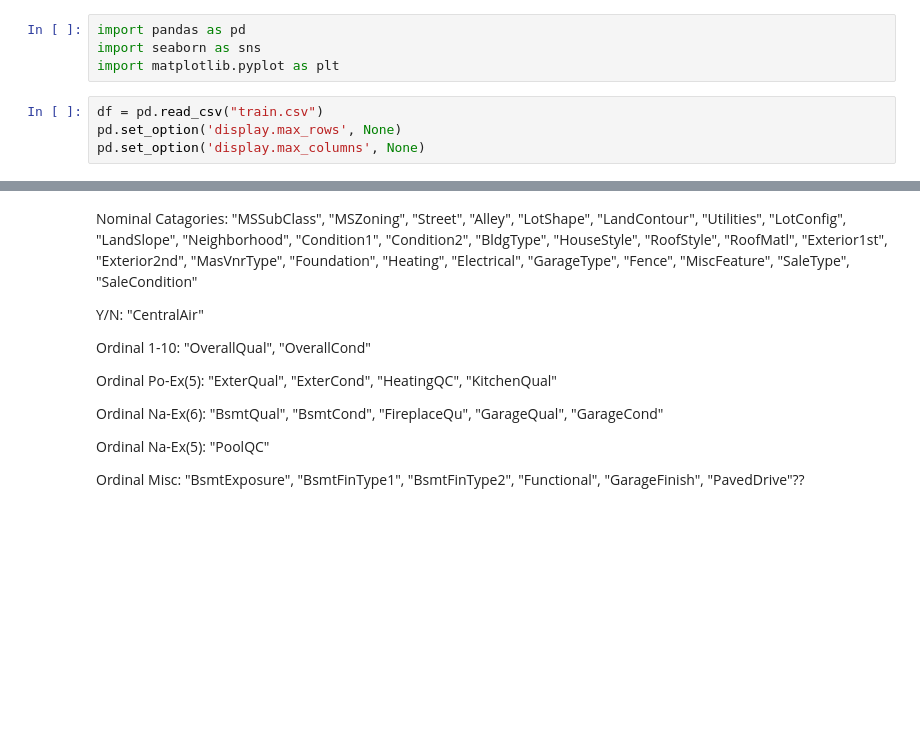
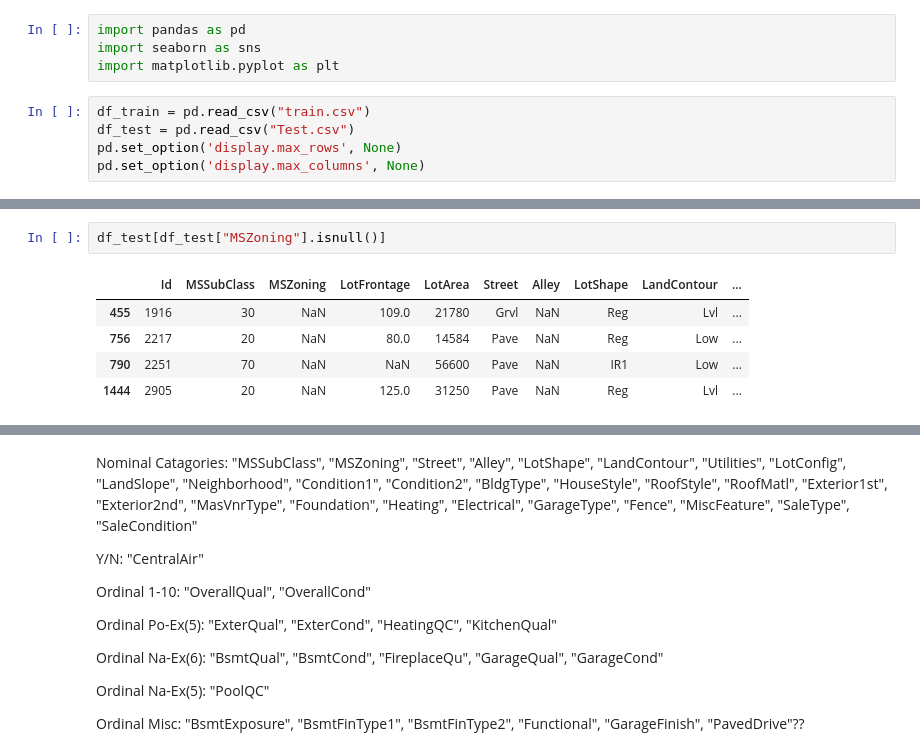
Before and after one commit to coop4876/d789_task2, a Jupyter notebook: project.ipynb, the cells around one changed output, grey strips where cells are left out. Saved outputs shown, nothing was run; the diff lists cells and outputs as text; blank space fills up the shorter version.

Commit message:
Preprocessing for test data set

```diff
--- a/project.ipynb
+++ b/project.ipynb
@@ -3,7 +3,8 @@ import pandas as pd
 import seaborn as sns
 import matplotlib.pyplot as plt
 # %%
-df = pd.read_csv("train.csv")
+df_train = pd.read_csv("train.csv")
+df_test = pd.read_csv("Test.csv")
 pd.set_option('display.max_rows', None)
 pd.set_option('display.max_columns', None)
 # %%
@@ -105,0 +160,8 @@ df["MiscFeature"] = df["MiscFeature"].fillna("None")
+# %%
+df_test[df_test["MSZoning"].isnull()]
+# %% [output]
+|  | Id | MSSubClass | MSZoning | LotFrontage | LotArea | Street | Alley | LotShape | LandContour | ... |
+| 455 | 1916 | 30 | NaN | 109.0 | 21780 | Grvl | NaN | Reg | Lvl | ... |
+| 756 | 2217 | 20 | NaN | 80.0 | 14584 | Pave | NaN | Reg | Low | ... |
+| 790 | 2251 | 70 | NaN | NaN | 56600 | Pave | NaN | IR1 | Low | ... |
+| 1444 | 2905 | 20 | NaN | 125.0 | 31250 | Pave | NaN | Reg | Lvl | ... |
```
Also changed, not shown: parts of 10 cells of this notebook.
